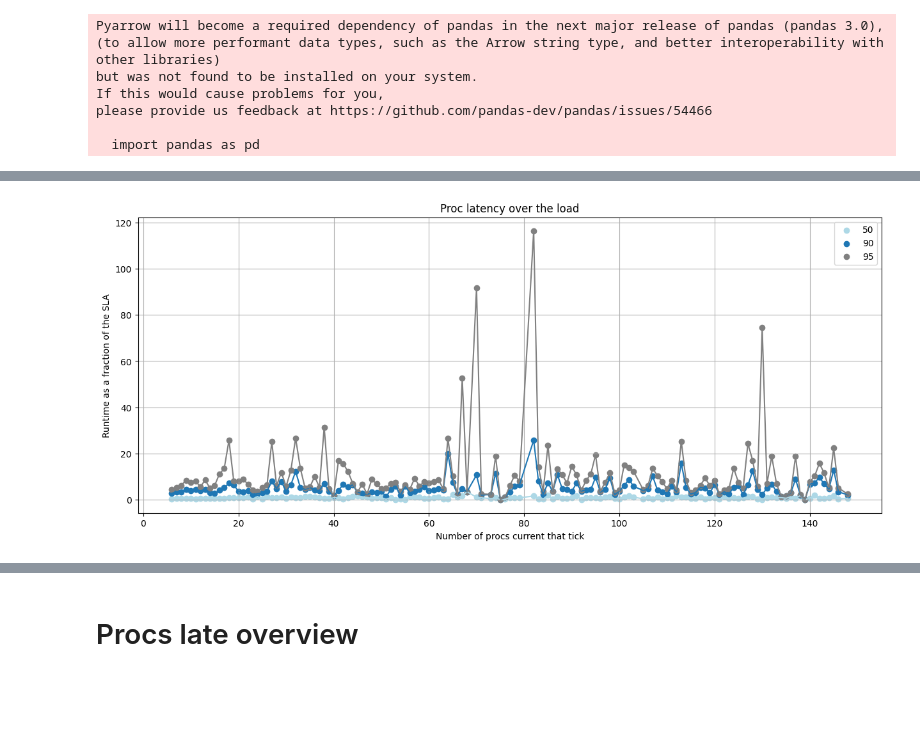
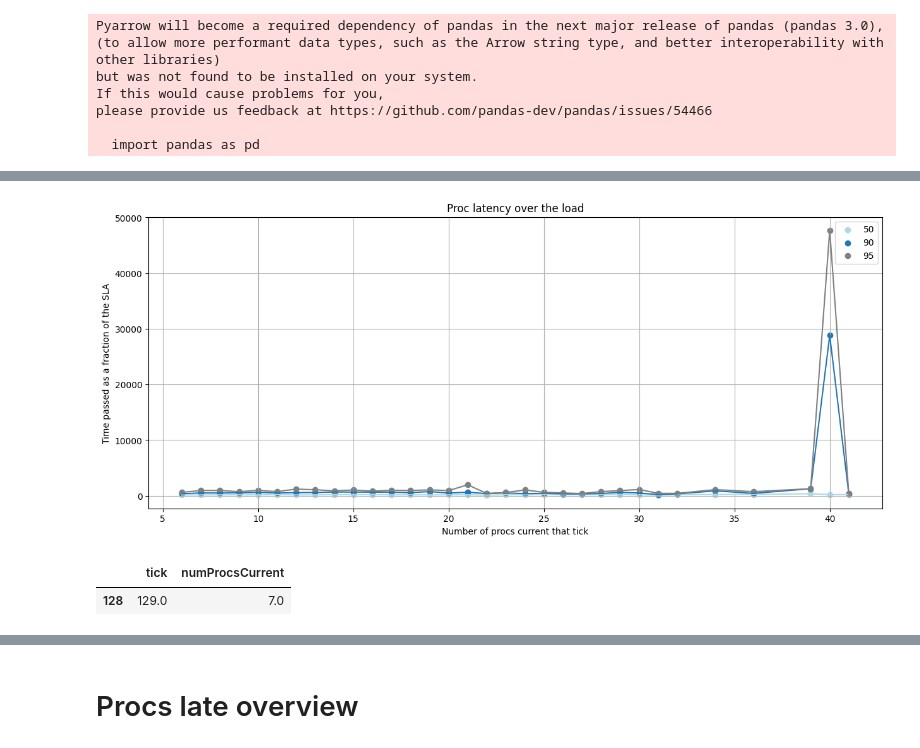
Before and after one commit to hannahmanuela/scheduler-simulator, a Jupyter notebook: results/analyze_output.ipynb, the cells around one changed output, grey strips where cells are left out. Saved outputs shown, nothing was run; the diff lists cells and outputs as text; code cells hidden in the pictures; blank space fills up the shorter version.

```diff
--- a/results/analyze_output.ipynb
+++ b/results/analyze_output.ipynb
@@ -24,9 +24,12 @@ sched_decisions = pd.read_csv("sched.txt", index_col=None, names=["tick", "machi
 # %%
 # prepare
-all_procs = pd.concat([procs_current[['tick']], procs_added[["tick"]]])
-load_per_tick = all_procs[["tick"]].groupby("tick").size().reset_index(name='numProcsCurrent')
+procs_current["compLeft"] = procs_current["sla"] - procs_current["compDone"]
+procs_added["compLeft"] = procs_added["sla"]
+all_procs = pd.concat([procs_current[['tick', "compLeft"]], procs_added[["tick", "compLeft"]]])
+load_num_procs_per_tick = all_procs[["tick"]].groupby("tick").size().reset_index(name='numProcsCurrent')
+load_work_per_tick = all_procs.groupby("tick").sum().reset_index()
 
-procs_done['pctLate'] = (procs_done["ticksPassed"] - procs_done["sla"]) / procs_done["sla"]
+procs_done['timePassedAsPct'] = (100 * procs_done["ticksPassed"]) / procs_done["sla"]
 
 procs_late = procs_done.where(procs_done["ticksPassed"] > procs_done["sla"]).dropna().reset_index(drop=True)
 procs_late = procs_late.where(procs_late["ticksPassed"] > procs_late["actualComp"]).dropna().reset_index(drop=True)
@@ -47,28 +101,33 @@ plt.show()
 # %%
 # Proc latency (as a percentage of their SLA) over the load (number of procs currently live)
 
-proc_timings = pd.merge(procs_done, load_per_tick, on='tick', how='left')
+proc_timings = pd.merge(procs_done, load_num_procs_per_tick, on='tick', how='left')
 
 def get_percentile(pctile):
-    return proc_timings[["numProcsCurrent", "pctLate"]].groupby("numProcsCurrent").quantile(pctile / 100).reset_index()
+    return proc_timings[["numProcsCurrent", "timePassedAsPct"]].groupby("numProcsCurrent").quantile(pctile / 100).reset_index()
 
 plt.figure(figsize=(15,6))
 
-plt.scatter(get_percentile(50)["numProcsCurrent"], get_percentile(50)["pctLate"], color='lightblue', label="50")
-plt.plot(get_percentile(50)["numProcsCurrent"], get_percentile(50)["pctLate"], color='lightblue')
+plt.scatter(get_percentile(50)["numProcsCurrent"], get_percentile(50)["timePassedAsPct"], color='lightblue', label="50")
+plt.plot(get_percentile(50)["numProcsCurrent"], get_percentile(50)["timePassedAsPct"], color='lightblue')
 
-plt.scatter(get_percentile(90)["numProcsCurrent"], get_percentile(90)["pctLate"], label="90")
-plt.plot(get_percentile(90)["numProcsCurrent"], get_percentile(90)["pctLate"])
+plt.scatter(get_percentile(90)["numProcsCurrent"], get_percentile(90)["timePassedAsPct"], label="90")
+plt.plot(get_percentile(90)["numProcsCurrent"], get_percentile(90)["timePassedAsPct"])
 
-plt.scatter(get_percentile(95)["numProcsCurrent"], get_percentile(95)["pctLate"], color='grey', label="95")
-plt.plot(get_percentile(95)["numProcsCurrent"], get_percentile(95)["pctLate"], color='grey')
+plt.scatter(get_percentile(95)["numProcsCurrent"], get_percentile(95)["timePassedAsPct"], color='grey', label="95")
+plt.plot(get_percentile(95)["numProcsCurrent"], get_percentile(95)["timePassedAsPct"], color='grey')
 
 plt.xlabel('Number of procs current that tick')
-plt.ylabel('Runtime as a fraction of the SLA')
+plt.ylabel('Time passed as a fraction of the SLA')
 plt.title('Proc latency over the load')
 plt.grid(True)
 plt.legend()
 plt.show()
 # %% [output]
-[figure, old version]
+[figure, new version]
+# %%
+load_num_procs_per_tick.where(load_num_procs_per_tick["tick"] == 129).dropna()
+# %% [output]
+|  | tick | numProcsCurrent |
+| 128 | 129.0 | 7.0 |
 # %%
```
Also changed, not shown: parts of 8 cells of this notebook.
